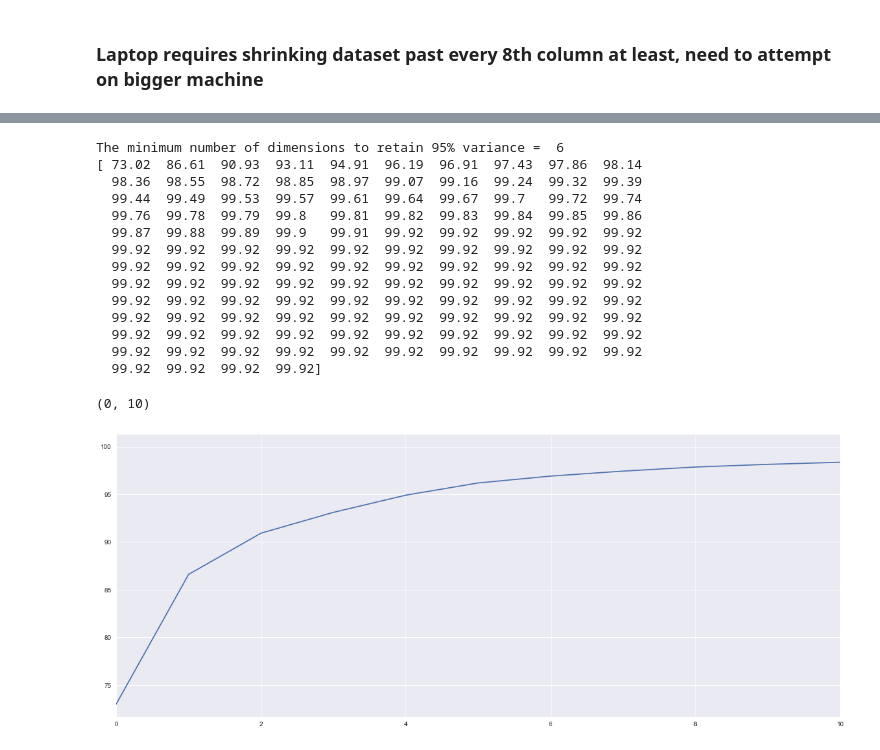
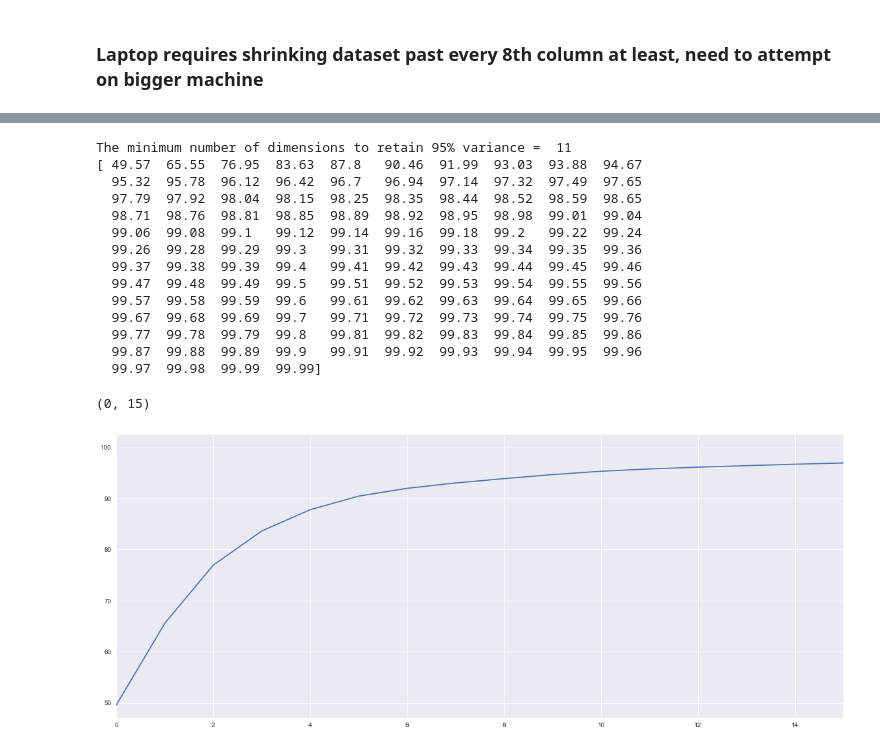
Before and after one commit to austinbock/project2, a Jupyter notebook: Capstone2 Data Exploration Working Copy.ipynb, the cells around one changed output, grey strips where cells are left out. Saved outputs shown, nothing was run; the diff lists cells and outputs as text; code cells hidden in the pictures.

```diff
--- a/Capstone2 Data Exploration Working Copy.ipynb
+++ b/Capstone2 Data Exploration Working Copy.ipynb
@@ -428,35 +612,41 @@ MemoryError:
 # %%
 from sklearn.decomposition import PCA
+from sklearn import preprocessing
+
+#use this code snip to preprocess data using minmax scalar
+min_max_scaler = preprocessing.MinMaxScaler()
+d2_X_minmax = min_max_scaler.fit_transform(d2_X)
 
 #this code snip will calculate the number of dimensions for PCA to retain 95% of variance in X
 pca = PCA()
-pca.fit(d2_X)
+#pca.fit(d2_X)     #this line will run on the flattened d2_X
+pca.fit(d2_X_minmax)  #this line will run on scaled d2_X_minmax
 #cumsum = np.cumsum(pca.explained_variance_ratio_)
 var1=np.cumsum(np.round(pca.explained_variance_ratio_, decimals=4)*100)
 d = np.argmax(var1 >= 95) + 1
 print ('The minimum number of dimensions to retain 95% variance = ',d)
 print (var1)
 # %% [output]
-The minimum number of dimensions to retain 95% variance =  6
-[ 73.02  86.61  90.93  93.11  94.91  96.19  96.91  97.43  97.86  98.14
-  98.36  98.55  98.72  98.85  98.97  99.07  99.16  99.24  99.32  99.39
-  99.44  99.49  99.53  99.57  99.61  99.64  99.67  99.7   99.72  99.74
-  99.76  99.78  99.79  99.8   99.81  99.82  99.83  99.84  99.85  99.86
-  99.87  99.88  99.89  99.9   99.91  99.92  99.92  99.92  99.92  99.92
-  99.92  99.92  99.92  99.92  99.92  99.92  99.92  99.92  99.92  99.92
-  99.92  99.92  99.92  99.92  99.92  99.92  99.92  99.92  99.92  99.92
-  99.92  99.92  99.92  99.92  99.92  99.92  99.92  99.92  99.92  99.92
-  99.92  99.92  99.92  99.92  99.92  99.92  99.92  99.92  99.92  99.92
-  99.92  99.92  99.92  99.92  99.92  99.92  99.92  99.92  99.92  99.92
-  99.92  99.92  99.92  99.92  99.92  99.92  99.92  99.92  99.92  99.92
-  99.92  99.92  99.92  99.92  99.92  99.92  99.92  99.92  99.92  99.92
-  99.92  99.92  99.92  99.92]
+The minimum number of dimensions to retain 95% variance =  11
+[ 49.57  65.55  76.95  83.63  87.8   90.46  91.99  93.03  93.88  94.67
+  95.32  95.78  96.12  96.42  96.7   96.94  97.14  97.32  97.49  97.65
+  97.79  97.92  98.04  98.15  98.25  98.35  98.44  98.52  98.59  98.65
+  98.71  98.76  98.81  98.85  98.89  98.92  98.95  98.98  99.01  99.04
+  99.06  99.08  99.1   99.12  99.14  99.16  99.18  99.2   99.22  99.24
+  99.26  99.28  99.29  99.3   99.31  99.32  99.33  99.34  99.35  99.36
+  99.37  99.38  99.39  99.4   99.41  99.42  99.43  99.44  99.45  99.46
+  99.47  99.48  99.49  99.5   99.51  99.52  99.53  99.54  99.55  99.56
+  99.57  99.58  99.59  99.6   99.61  99.62  99.63  99.64  99.65  99.66
+  99.67  99.68  99.69  99.7   99.71  99.72  99.73  99.74  99.75  99.76
+  99.77  99.78  99.79  99.8   99.81  99.82  99.83  99.84  99.85  99.86
+  99.87  99.88  99.89  99.9   99.91  99.92  99.93  99.94  99.95  99.96
+  99.97  99.98  99.99  99.99]
 # %%
 # Let's plot the explained variance vs dimensions
 plt.plot(var1)
-plt.xlim([0,10])
-#note the dimensions start at 0, so 95% is 5+1
+plt.xlim([0,15])
+#note the dimensions start at 0, so 95% is +1
 # %% [output]
-(0, 10)
+(0, 15)
-[figure, old version]
+[figure, new version]
 # %%
```
Also changed, not shown: parts of 39 cells of this notebook.
